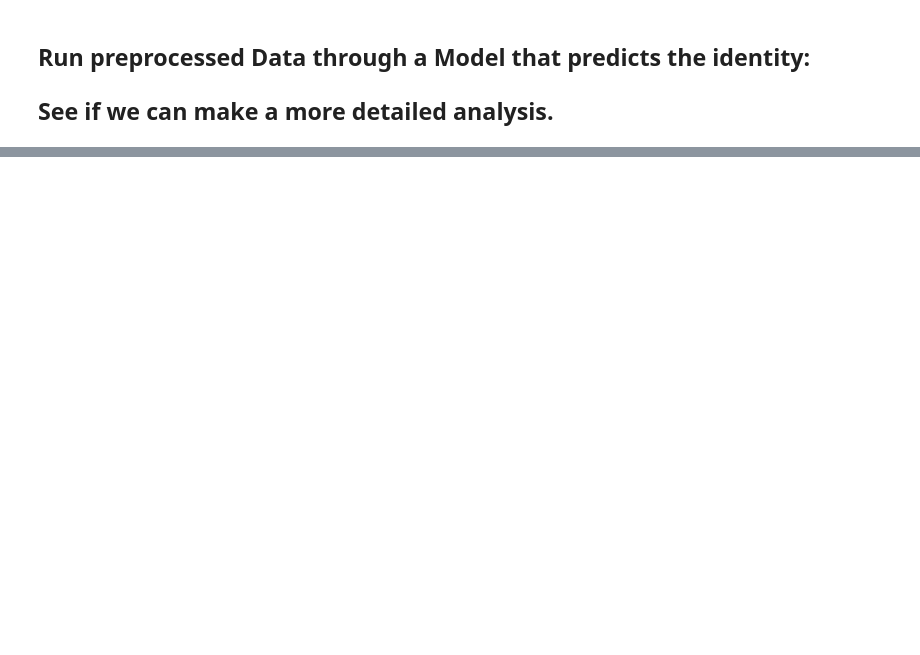
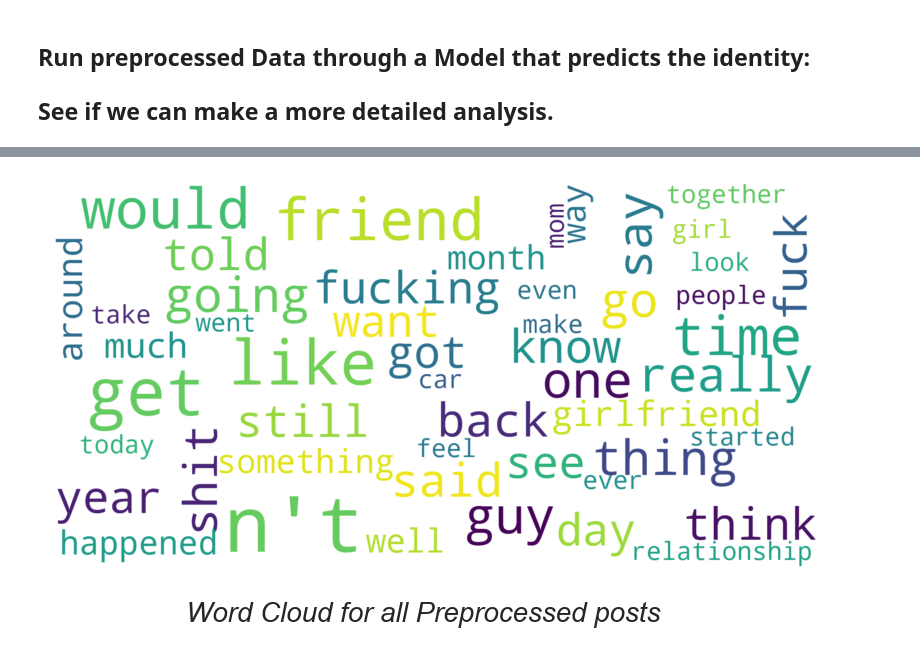
Before and after one commit to sinajaprlja/toxicity_analysis, a Jupyter notebook: src/other_labels.ipynb, the cells around one changed output, grey strips where cells are left out. Drawn from its saved outputs; the diff is of its cells as text; code cells hidden in the pictures; blank space fills up the shorter version.

```diff
--- a/src/other_labels.ipynb
+++ b/src/other_labels.ipynb
@@ -67,3 +67,12 @@ for i in tqdm(range(0, len(toxicity_analysis_df), batch_size), desc="Processing
 
 results_df = pd.DataFrame(identity_results, columns=identity_labels)
 final_df = pd.concat([toxicity_analysis_df, results_df], axis=1)
+# %%
+import pandas as pd
+
+file_path = f'..\\resources\\preprocessed_df_detailed.tsv'
+
+try:
+    detailed_toxicity_analysis_df = pd.read_csv(file_path, sep="\t")
+except Exception as e:
+    print(f"Error loading file: {e}")
@@ -69,0 +163,20 @@ final_df = pd.concat([toxicity_analysis_df, results_df], axis=1)
+# %%
+average_values = {
+    'severe_toxicity': 0.080118,
+    'obscene': 0.002215,
+    'threat': 0.070065,
+    'insult': 0.001112,
+    'identity_attack': 0.017538,
+    'sexual_explicit': 0.002019
+}
+
+filtered_df = detailed_toxicity_analysis_df[
+    (detailed_toxicity_analysis_df['severe_toxicity'] >= average_values['severe_toxicity']) &
+    (detailed_toxicity_analysis_df['obscene'] >= average_values['obscene']) &
+    (detailed_toxicity_analysis_df['threat'] >= average_values['threat']) &
+    (detailed_toxicity_analysis_df['insult'] >= average_values['insult']) &
+    (detailed_toxicity_analysis_df['identity_attack'] >= average_values['identity_attack']) &
+    (detailed_toxicity_analysis_df['sexual_explicit'] >= average_values['sexual_explicit'])
+]
+
+filtered_df
@@ -69,0 +197,4 @@ final_df = pd.concat([toxicity_analysis_df, results_df], axis=1)
+# %%
+show_wordcloud(filtered_df, title="Word Cloud for all Preprocessed posts")
+# %% [output]
+[figure, added]
```
Also changed, not shown: parts of 12 cells of this notebook.
